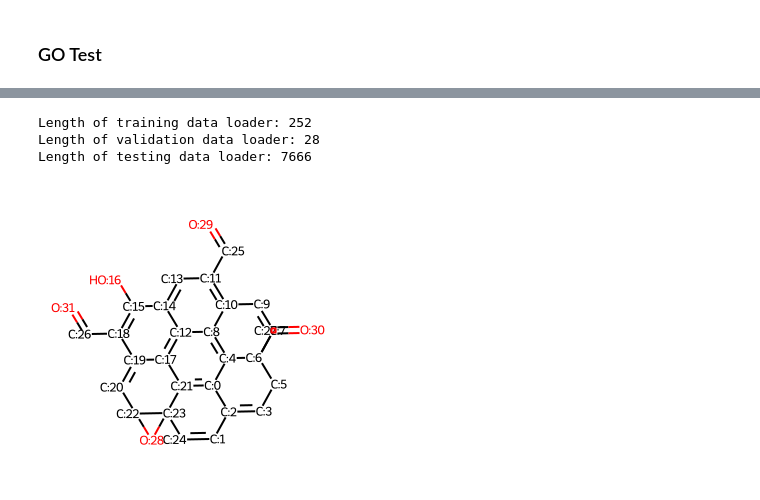
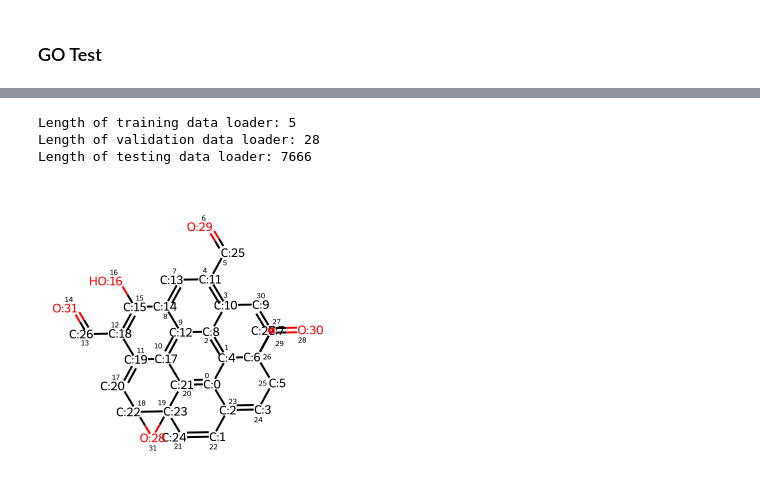
Before and after one commit to sam-j-hall/GO_molecule_GNN, a Jupyter notebook: test_ML.ipynb, the cells around one changed output, grey strips where cells are left out. Saved outputs shown, nothing was run; the diff lists cells and outputs as text; code cells hidden in the pictures.

```diff
--- a/test_ML.ipynb
+++ b/test_ML.ipynb
@@ -206,7 +206,7 @@ Is undirected: True
 # %%
 from torch_geometric.loader import DataLoader
 
-train_dataset = dataset[0:252]
+train_dataset = dataset[0:5]
 val_dataset = dataset[252:280]
 test_dataset = dataset[280:]
 
@@ -218,20 +218,22 @@ print(f'Length of training data loader: {len(train_loader.dataset)}')
 print(f'Length of validation data loader: {len(val_loader.dataset)}')
 print(f'Length of testing data loader: {len(test_loader.dataset)}')
 # %% [output]
-Length of training data loader: 252
+Length of training data loader: 5
 Length of validation data loader: 28
 Length of testing data loader: 7666
 # %%
 from rdkit import Chem
 from rdkit.Chem.Draw import IPythonConsole
 IPythonConsole.molSize = 300,300
+IPythonConsole.drawOptions.addAtomIndices=True
+IPythonConsole.drawOptions.annotationFontScale=0.6
 
 data = train_loader.dataset[0]
 
 mol = Chem.MolFromSmiles(data.smiles)
 mol
 # %% [output]
-[figure, old version]
+[figure, new version]
 # %%
 %matplotlib inline
 import matplotlib.pyplot as plt
```
Also changed, not shown: parts of 19 cells of this notebook, 1 other file.
